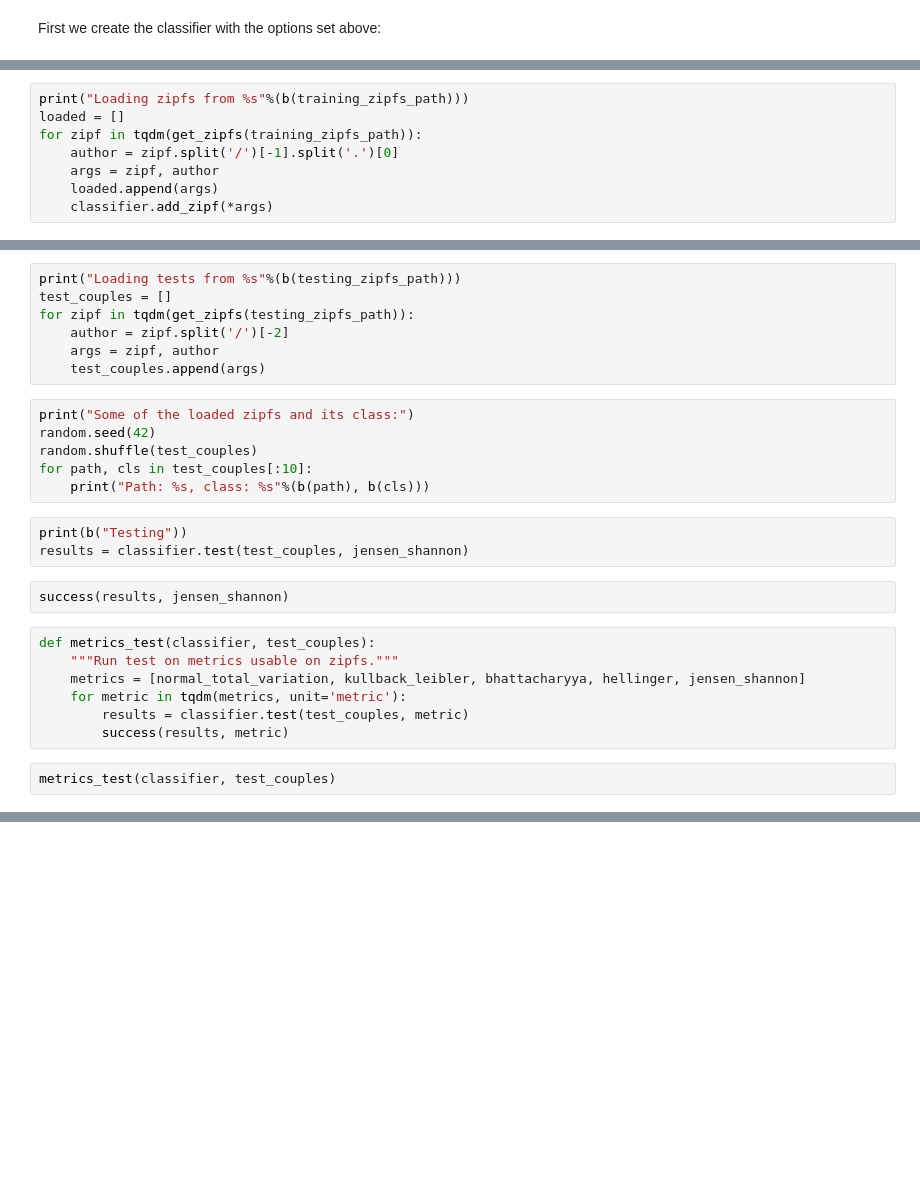
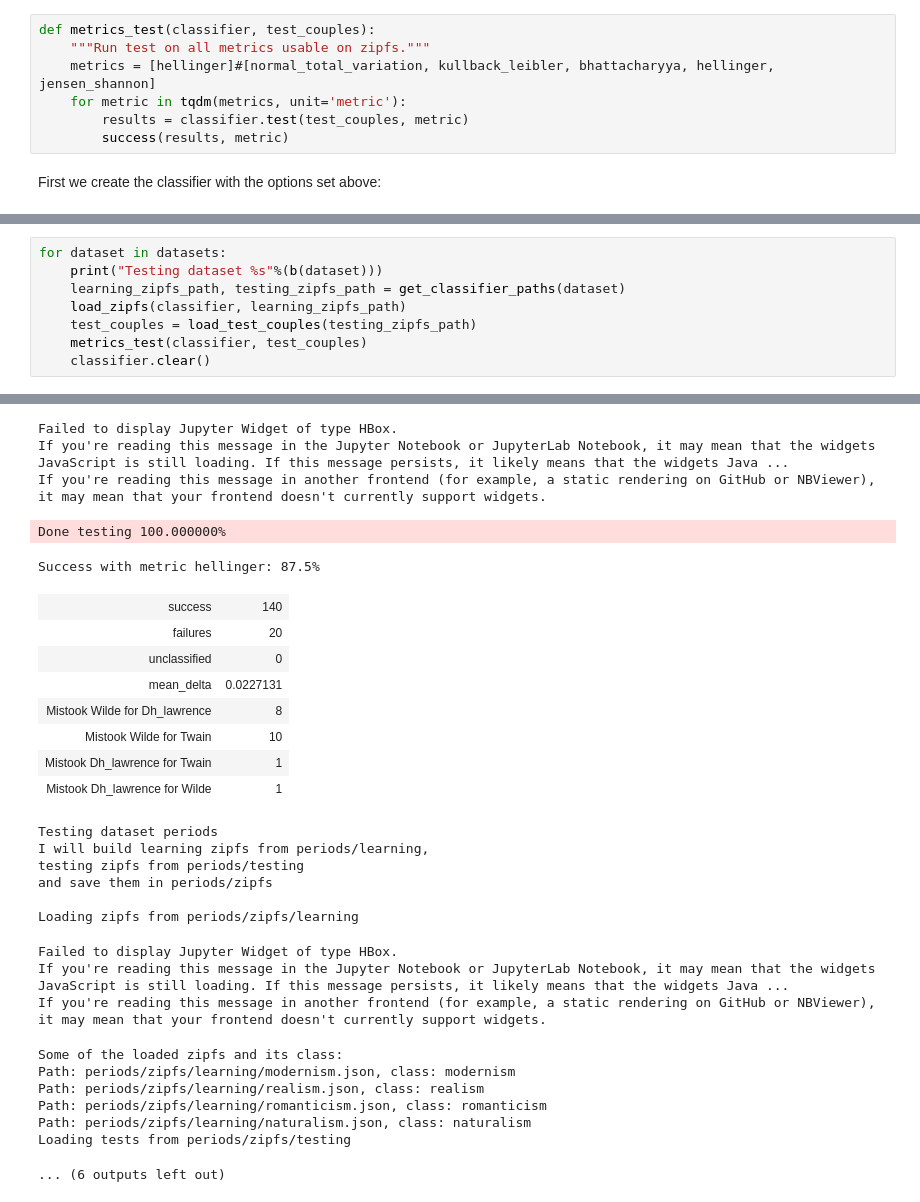
Before and after one commit to LucaCappelletti94/zipf_classifier, a Jupyter notebook: Classifying authors.ipynb, the cells around one changed output, grey strips where cells are left out. Saved outputs shown, nothing was run; the diff lists cells and outputs as text; blank space fills up the shorter version.

Commit message:
Added recipes dataset

```diff
--- a/Classifying authors.ipynb
+++ b/Classifying authors.ipynb
@@ -393,2 +542,9 @@ Now we have rendered the training. Let's run some tests!
+# %%
+def metrics_test(classifier, test_couples):
+    """Run test on all metrics usable on zipfs."""
+    metrics = [hellinger]#[normal_total_variation, kullback_leibler, bhattacharyya, hellinger, jensen_shannon]
+    for metric in tqdm(metrics, unit='metric'):
+        results = classifier.test(test_couples, metric)
+        success(results, metric)
 # %% [markdown]
 First we create the classifier with the options set above:
@@ -402,8 +557,0 @@ testing_zipfs_path = "%s/testing"%zipfs_path
-# %%
-print("Loading zipfs from %s"%(b(training_zipfs_path)))
-loaded = []
-for zipf in tqdm(get_zipfs(training_zipfs_path)):
-    author = zipf.split('/')[-1].split('.')[0]
-    args = zipf, author
-    loaded.append(args)
-    classifier.add_zipf(*args)
@@ -414,27 +558,9 @@ for path, cls in loaded[:10]:
-# %%
-print("Loading tests from %s"%(b(testing_zipfs_path)))
-test_couples = []
-for zipf in tqdm(get_zipfs(testing_zipfs_path)):
-    author = zipf.split('/')[-2]
-    args = zipf, author
-    test_couples.append(args)
-# %%
-print("Some of the loaded zipfs and its class:")
-random.seed(42)
-random.shuffle(test_couples)
-for path, cls in test_couples[:10]:
-    print("Path: %s, class: %s"%(b(path), b(cls)))
-# %%
-print(b("Testing"))
-results = classifier.test(test_couples, jensen_shannon)
-# %%
-success(results, jensen_shannon)
-# %%
-def metrics_test(classifier, test_couples):
-    """Run test on metrics usable on zipfs."""
-    metrics = [normal_total_variation, kullback_leibler, bhattacharyya, hellinger, jensen_shannon]
-    for metric in tqdm(metrics, unit='metric'):
-        results = classifier.test(test_couples, metric)
-        success(results, metric)
-# %%
-metrics_test(classifier, test_couples)
+# %%
+for dataset in datasets:
+    print("Testing dataset %s"%(b(dataset)))
+    learning_zipfs_path, testing_zipfs_path = get_classifier_paths(dataset)
+    load_zipfs(classifier, learning_zipfs_path)
+    test_couples = load_test_couples(testing_zipfs_path)
+    metrics_test(classifier, test_couples)
+    classifier.clear()
+# %% [output]
@@ -440,0 +595,29 @@ metrics_test(classifier, test_couples)
+Failed to display Jupyter Widget of type HBox.
+If you're reading this message in the Jupyter Notebook or JupyterLab Notebook, it may mean that the widgets JavaScript is still loading. If this message persists, it likely means that the widgets Java ...
+If you're reading this message in another frontend (for example, a static rendering on GitHub or NBViewer), it may mean that your frontend doesn't currently support widgets.
+Done testing 100.000000%
+Success with metric hellinger: 87.5%
+| success | 140 |
+| failures | 20 |
+| unclassified | 0 |
+| mean_delta | 0.0227131 |
+| Mistook Wilde for Dh_lawrence | 8 |
+| Mistook Wilde for Twain | 10 |
+| Mistook Dh_lawrence for Twain | 1 |
+| Mistook Dh_lawrence for Wilde | 1 |
+Testing dataset periods
+I will build learning zipfs from periods/learning,
+testing zipfs from periods/testing
+and save them in periods/zipfs
+
+Loading zipfs from periods/zipfs/learning
+Failed to display Jupyter Widget of type HBox.
+If you're reading this message in the Jupyter Notebook or JupyterLab Notebook, it may mean that the widgets JavaScript is still loading. If this message persists, it likely means that the widgets Java ...
+If you're reading this message in another frontend (for example, a static rendering on GitHub or NBViewer), it may mean that your frontend doesn't currently support widgets.
+Some of the loaded zipfs and its class:
+Path: periods/zipfs/learning/modernism.json, class: modernism
+Path: periods/zipfs/learning/realism.json, class: realism
+Path: periods/zipfs/learning/romanticism.json, class: romanticism
+Path: periods/zipfs/learning/naturalism.json, class: naturalism
+Loading tests from periods/zipfs/testing
+... (6 outputs left out)
```
Also changed, not shown: parts of 46 cells of this notebook.
